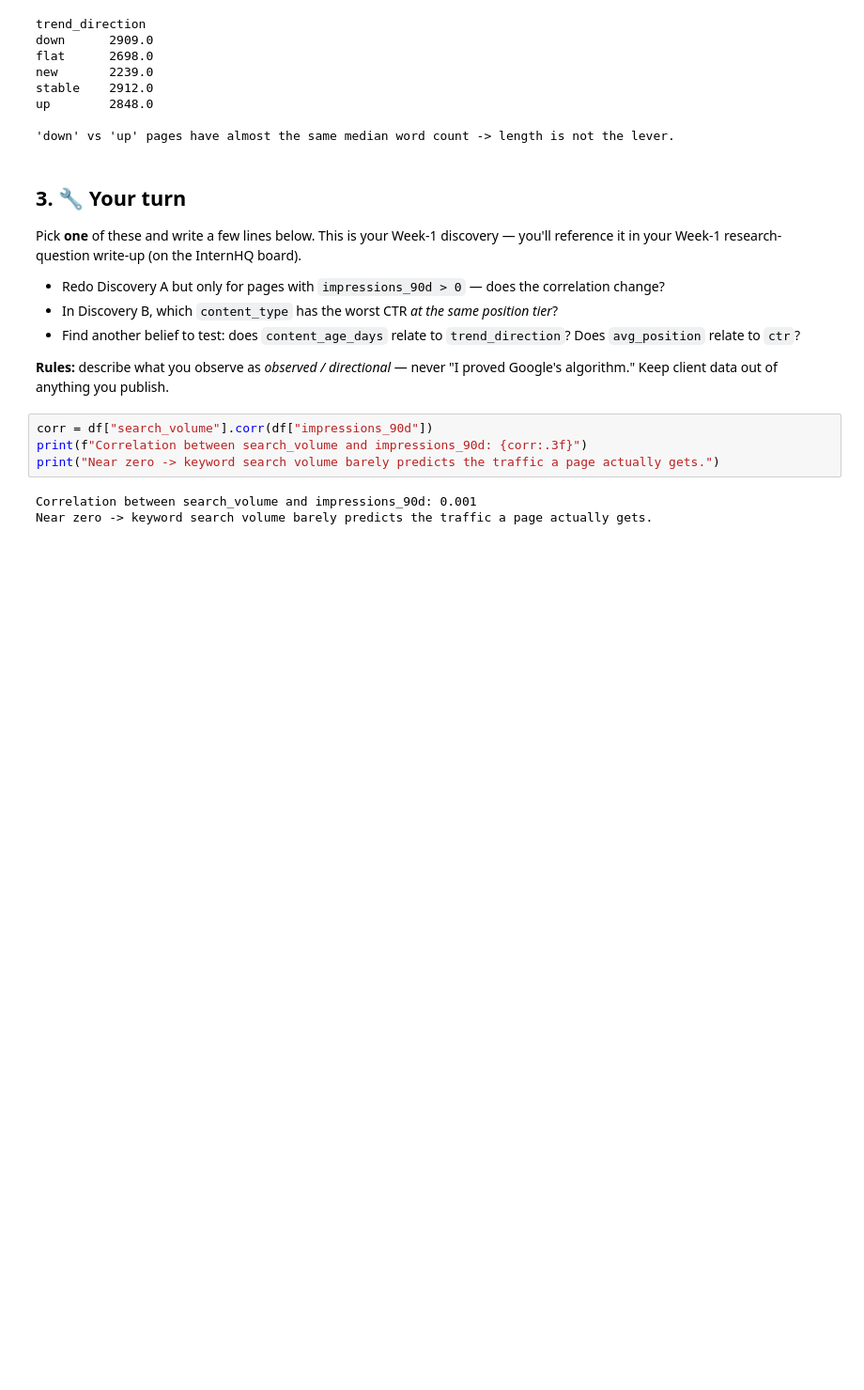
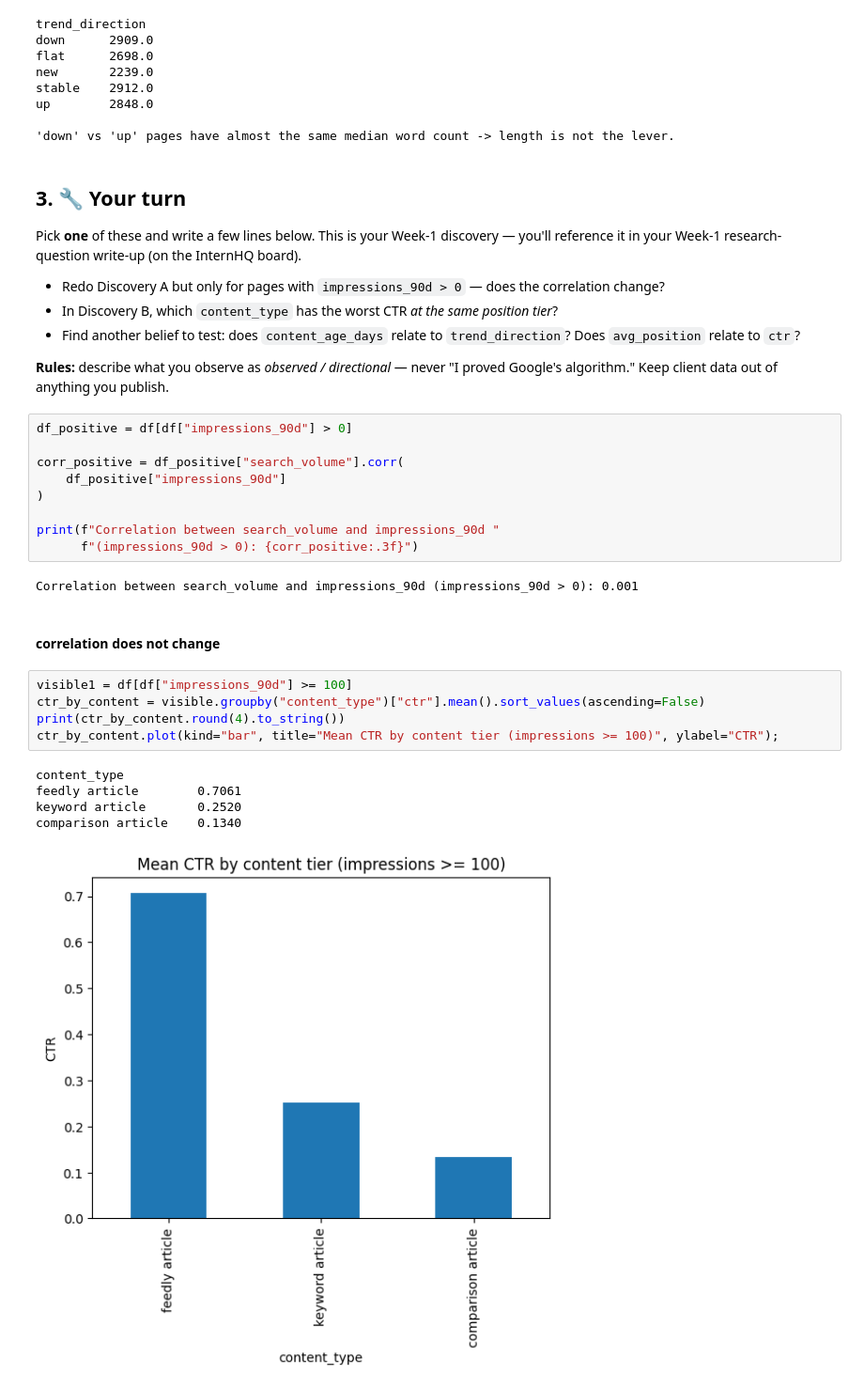
Before and after one commit to romanakki23/Flyrank_my_work, a Jupyter notebook: notebooks/01_first_look_and_discovery.ipynb, the cells around one changed output. Shown at 94% size. Drawn from its saved outputs; the diff is of its cells as text; blank space fills up the shorter version.

```diff
--- a/notebooks/01_first_look_and_discovery.ipynb
+++ b/notebooks/01_first_look_and_discovery.ipynb
@@ -152,9 +152,26 @@ Pick **one** of these and write a few lines below. This is your Week-1 discovery
 
 **Rules:** describe what you observe as *observed / directional* — never "I proved Google's algorithm." Keep client data out of anything you publish.
 # %%
-corr = df["search_volume"].corr(df["impressions_90d"])
-print(f"Correlation between search_volume and impressions_90d: {corr:.3f}")
-print("Near zero -> keyword search volume barely predicts the traffic a page actually gets.")
+df_positive = df[df["impressions_90d"] > 0]
+
+corr_positive = df_positive["search_volume"].corr(
+    df_positive["impressions_90d"]
+)
+
+print(f"Correlation between search_volume and impressions_90d "
+      f"(impressions_90d > 0): {corr_positive:.3f}")
 # %% [output]
-Correlation between search_volume and impressions_90d: 0.001
-Near zero -> keyword search volume barely predicts the traffic a page actually gets.
+Correlation between search_volume and impressions_90d (impressions_90d > 0): 0.001
+# %% [markdown]
+#### correlation does not change
+# %%
+visible1 = df[df["impressions_90d"] >= 100]
+ctr_by_content = visible.groupby("content_type")["ctr"].mean().sort_values(ascending=False)
+print(ctr_by_content.round(4).to_string())
+ctr_by_content.plot(kind="bar", title="Mean CTR by content tier (impressions >= 100)", ylabel="CTR");
+# %% [output]
+content_type
+feedly article        0.7061
+keyword article       0.2520
+comparison article    0.1340
+[figure, added]
```
Also changed, not shown: parts of 2 cells of this notebook.
